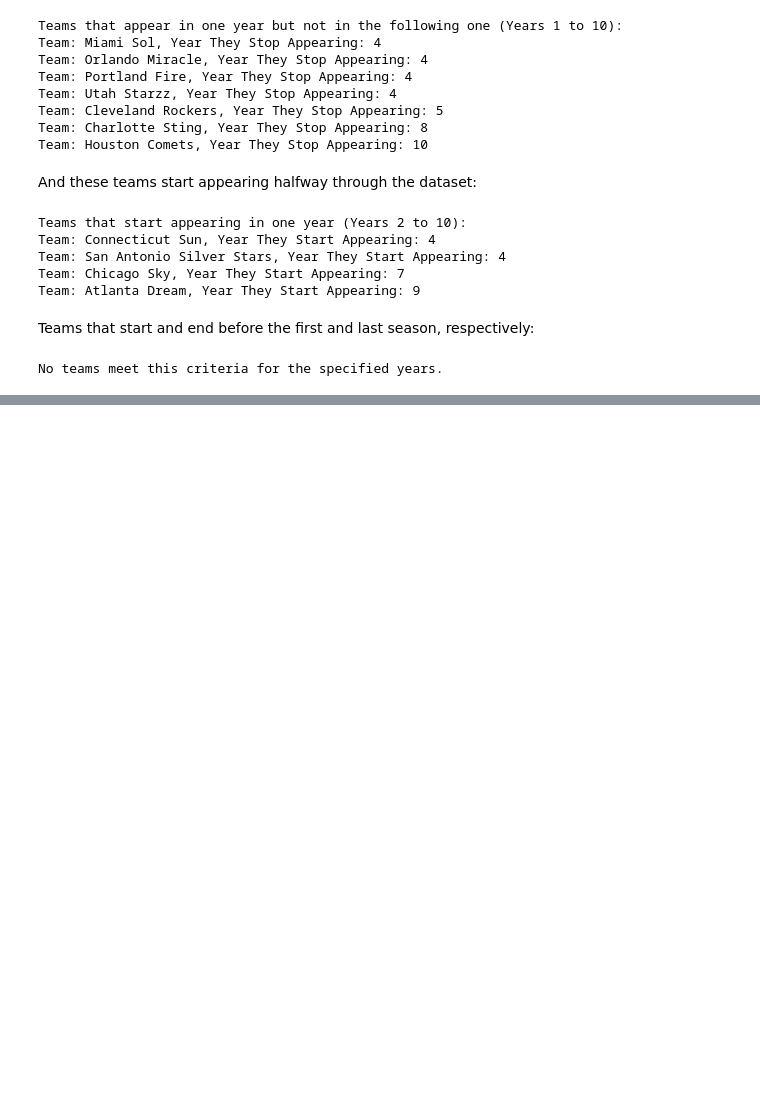
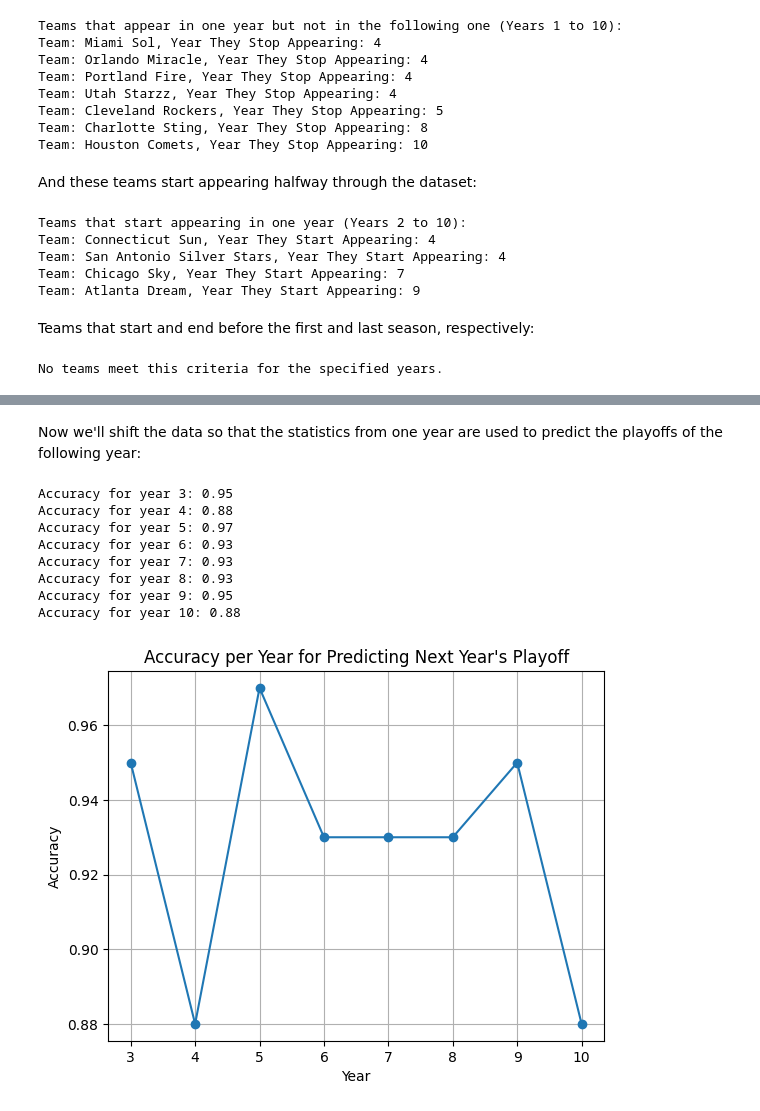
Before and after one commit to P1ntas/Machine-Learning, a Jupyter notebook: notebook.ipynb, the cells around one changed output, grey strips where cells are left out. Saved outputs shown, nothing was run; the diff lists cells and outputs as text; code cells hidden in the pictures; blank space fills up the shorter version.

```diff
--- a/notebook.ipynb
+++ b/notebook.ipynb
@@ -179,0 +297,4 @@ No teams meet this criteria for the specified years.
+# %%
+merged_data = player_counts.merge(players_teams[['playerID', 'tmID']], on='playerID', how='left')
+merged_data = merged_data.drop_duplicates()
+print(merged_data.head(5))
@@ -179,0 +308,3 @@ No teams meet this criteria for the specified years.
+# %%
+data = data.merge(merged_data[['tmID', 'count']], on='tmID', how='left')
+print(data.head(5))
@@ -179,0 +339,49 @@ No teams meet this criteria for the specified years.
+# %% [markdown]
+Now we'll shift the data so that the statistics from one year are used to predict the playoffs of the following year:
+# %%
+def run_model_shift():
+    accuracy_list = []
+
+    for year in range(3, 11):
+        current_year_data = data[data['year'] == year]
+        previous_years_data = data[data['year'] < year]
+
+        current_year_data = current_year_data.copy()
+
+        current_year_data['playoff'] = current_year_data['playoff'].shift(-1)
+
+        X = previous_years_data.drop(columns=["playoff"])
+        X = pd.get_dummies(X, columns=["tmID"])
+
+        Y = previous_years_data["playoff"]
+
+        X_train, X_test, Y_train, Y_test = train_test_split(X, Y, test_size=0.7, random_state=42)
+
+        model = DecisionTreeClassifier(random_state=42)
+
+        model.fit(X_train, Y_train)
+
+        predictions = model.predict(X_test)
+
+        accuracy = round(accuracy_score(Y_test, predictions), 2)
+        print("Accuracy for year {}: {}".format(year, accuracy))
+        accuracy_list.append(accuracy)
+
+    plt.plot(list(range(3, 11)), accuracy_list, marker='o', linestyle='-')
+    plt.xlabel("Year")
+    plt.ylabel("Accuracy")
+    plt.title("Accuracy per Year for Predicting Next Year's Playoff")
+    plt.grid(True)
+    plt.show()
+
+run_model_shift()
+# %% [output]
+Accuracy for year 3: 0.95
+Accuracy for year 4: 0.88
+Accuracy for year 5: 0.97
+Accuracy for year 6: 0.93
+Accuracy for year 7: 0.93
+Accuracy for year 8: 0.93
+Accuracy for year 9: 0.95
+Accuracy for year 10: 0.88
+[figure, added]
```
Also changed, not shown: parts of 19 cells of this notebook.
